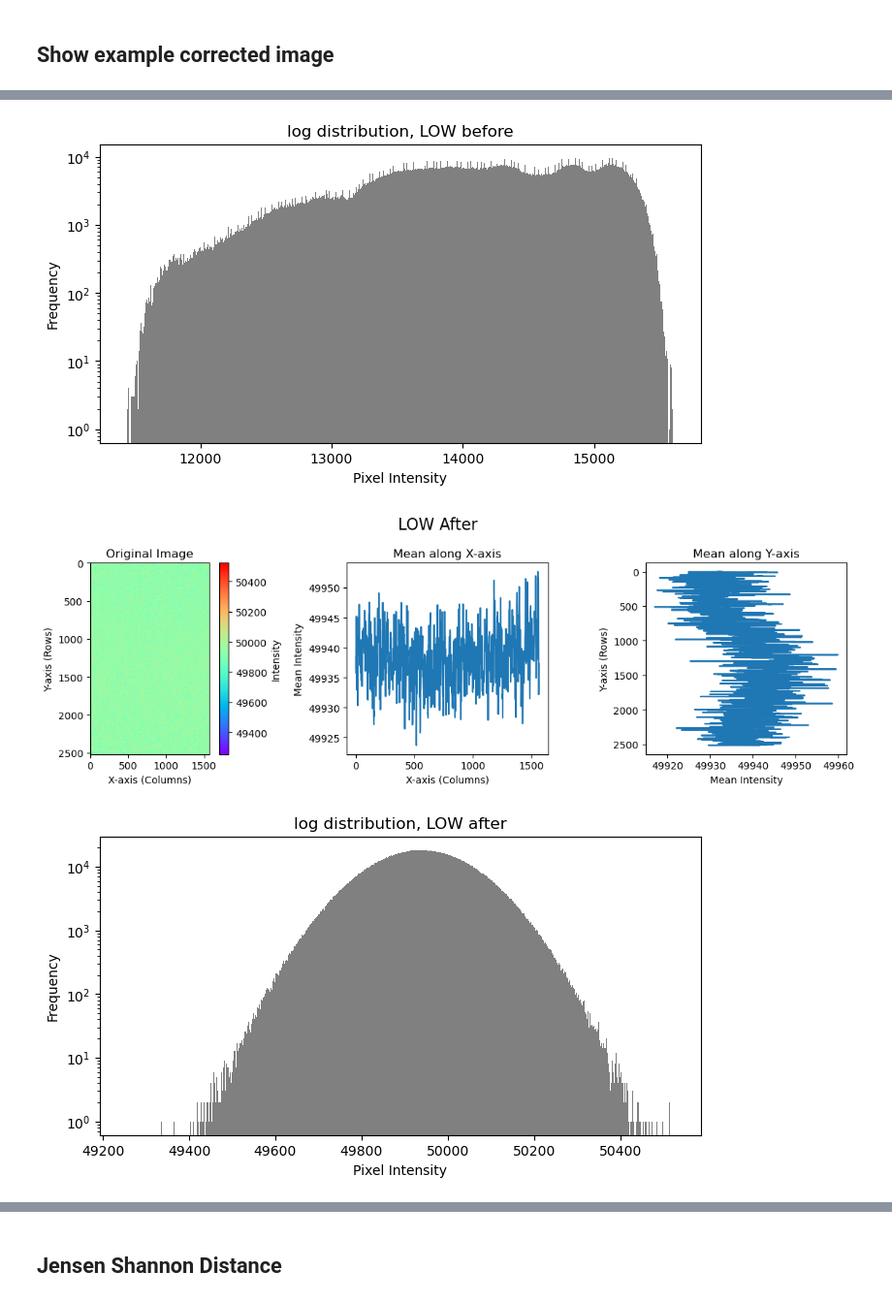
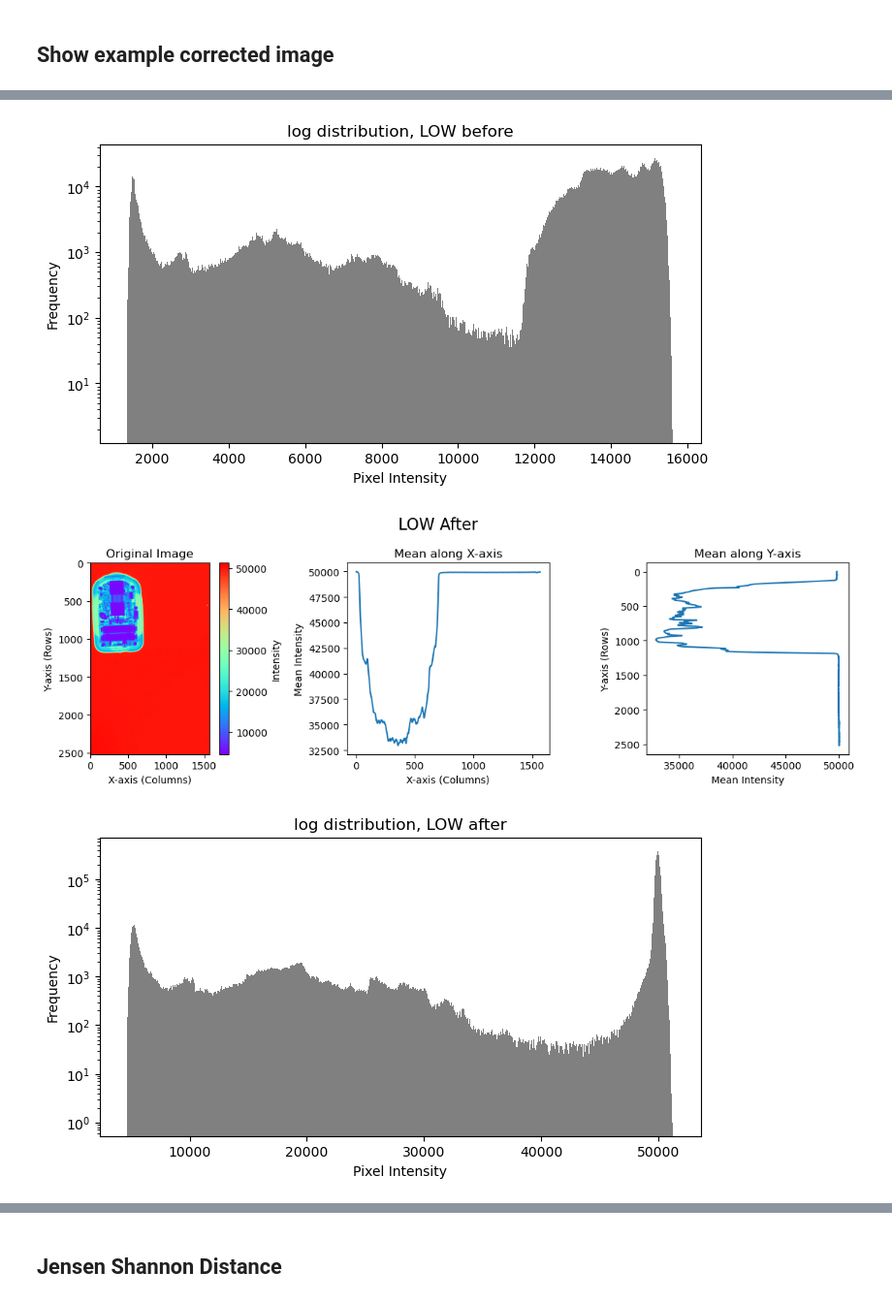
Before and after one commit to naltang/xless, a Jupyter notebook: 025_view_correction.ipynb, the cells around one changed output, grey strips where cells are left out. Shown at 97% size. Saved outputs shown, nothing was run; the diff lists cells and outputs as text; code cells hidden in the pictures.

Commit message:
still issue in ratio

```diff
--- a/025_view_correction.ipynb
+++ b/025_view_correction.ipynb
@@ -124,9 +124,9 @@ show_distribution_log_scale(array_difference, "distribution of difference, LOW-H
 # %%
 
 sample = "39"
-
-raw_file_low = f"output/empty/{sample}.raw.low"
-raw_file_high = f"output/empty/{sample}.raw.high"
+sample_dir = "leftup"
+raw_file_low = f"output/{sample_dir}/{sample}.raw.low"
+raw_file_high = f"output/{sample_dir}/{sample}.raw.high"
 
 array_low_before = np.fromfile(raw_file_low, dtype=np.dtype("<u2")).reshape(IMAGE_HEIGHT, IMAGE_WIDTH)
 
@@ -152,4 +152,13 @@ array_ratio_low_over_high = array_low_after / array_high_after
 
 img_show(array_ratio_low_over_high, "L/H RATIO")
 show_distribution_log_scale(array_ratio_low_over_high, "log distribution, ratio L/H")
+
+#array_ratio_low_over_high.astype(np.float32).tofile("/tmp/x")
+#array_ratio_another = np.fromfile("/tmp/x", dtype=np.float32).reshape(IMAGE_HEIGHT, IMAGE_WIDTH)
+
+ratio_file = f"output/leftup/{sample}.raw.ratio"
+#ratio_file = f"output/{sample_dir}/{sample}.raw.ratio"
+array_ratio_another = np.fromfile(ratio_file, dtype=np.float32).reshape(IMAGE_HEIGHT, IMAGE_WIDTH)
+img_show(array_ratio_another, "L/H RATIO Another")
+show_distribution_log_scale(array_ratio_another, "log distribution, ratio L/H Another")
 # %% [output]
@@ -157,3 +166,3 @@ show_distribution_log_scale(array_ratio_low_over_high, "log distribution, ratio
-[figure, old version]
+[figure, new version]
-[figure, old version]
+[figure, new version]
-[figure, old version]
+[figure, new version]
```
Also changed, not shown: parts of 2 cells of this notebook, 9 other files.
